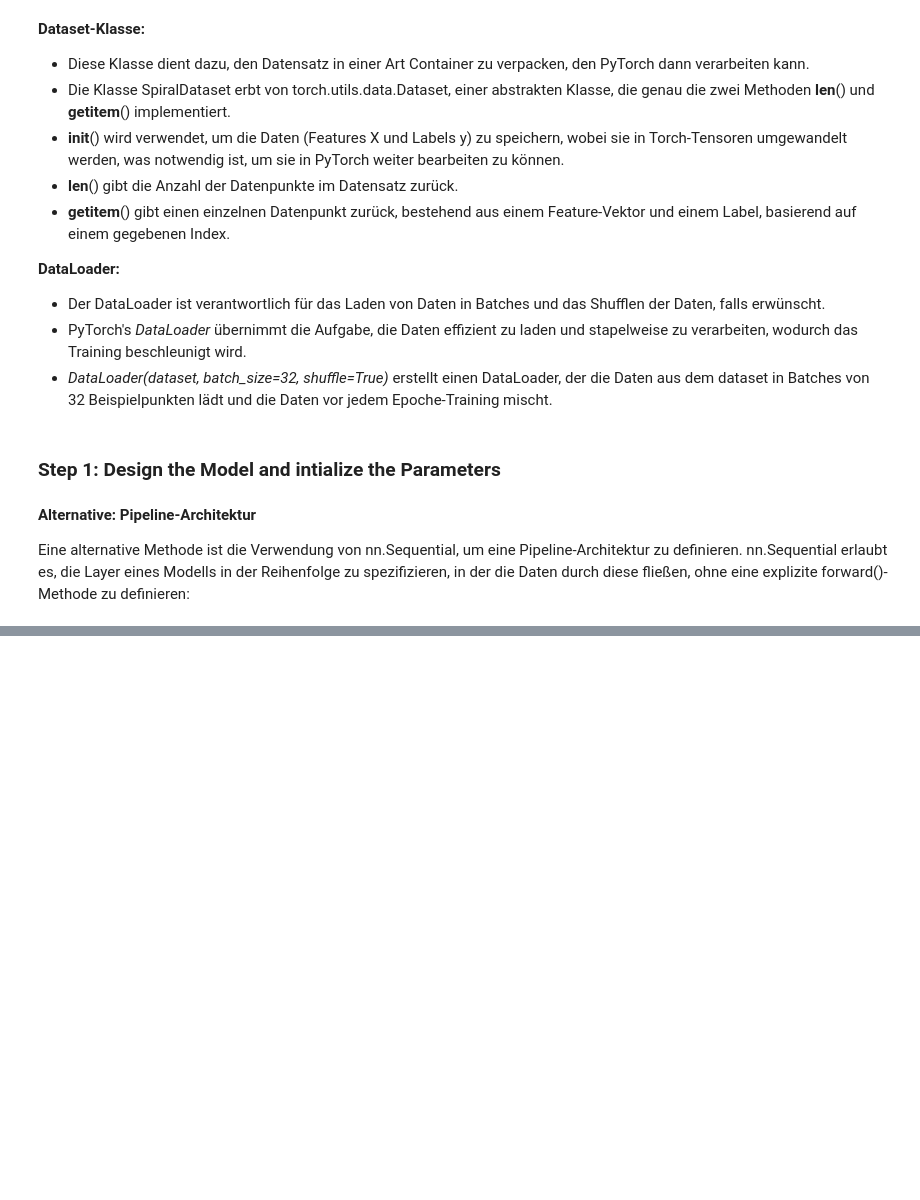
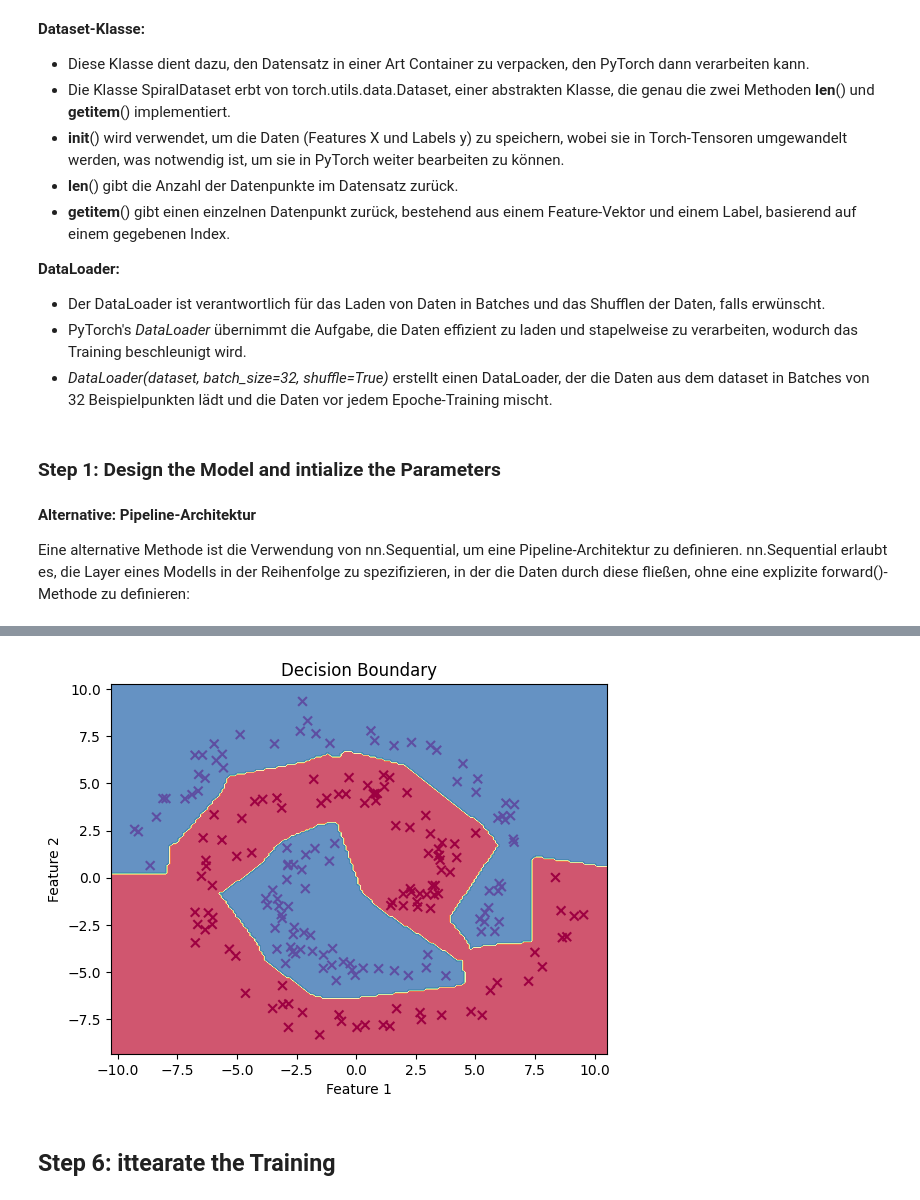
Before and after one commit to Brixxel/WDSKI_SOSE-Applied_ML_Fundamentals, a Jupyter notebook: exercise_6/q7_part_one.ipynb, the cells around one changed output, grey strips where cells are left out. Cells and saved outputs as stored; diff of their text form; code cells hidden in the pictures; blank space fills up the shorter version.

```diff
--- a/exercise_6/q7_part_one.ipynb
+++ b/exercise_6/q7_part_one.ipynb
@@ -99,6 +78,7 @@ class NeuralNetwork(nn.Module):
         self.hidden_layer_2 = nn.Linear(10, 10)
         self.output_layer = nn.Linear(10, 2)
         self.softmax = nn.Softmax(dim=1)
+        self.relu = nn.ReLU()
 
         # Initialize weights with normal distribution
         for m in self.modules():
@@ -109,7 +89,7 @@ class NeuralNetwork(nn.Module):
     def forward(self, x):
         x = self.relu(self.hidden_layer_1(x))
         x = self.relu(self.hidden_layer_2(x))
-        x = self.output_layer(x)
+        x = self.softmax(self.output_layer(x))
         return x
 # %% [markdown]
 **Alternative: Pipeline-Architektur**
@@ -144,0 +129,6 @@ for epoch in range(n_epochs):
+# %%
+plot_decision_boundary(model, X, y)
+# %% [output]
+[figure, added]
+# %% [markdown]
+## Step 6: ittearate the Training
```
Also changed, not shown: parts of 10 cells of this notebook, 1 other file.
